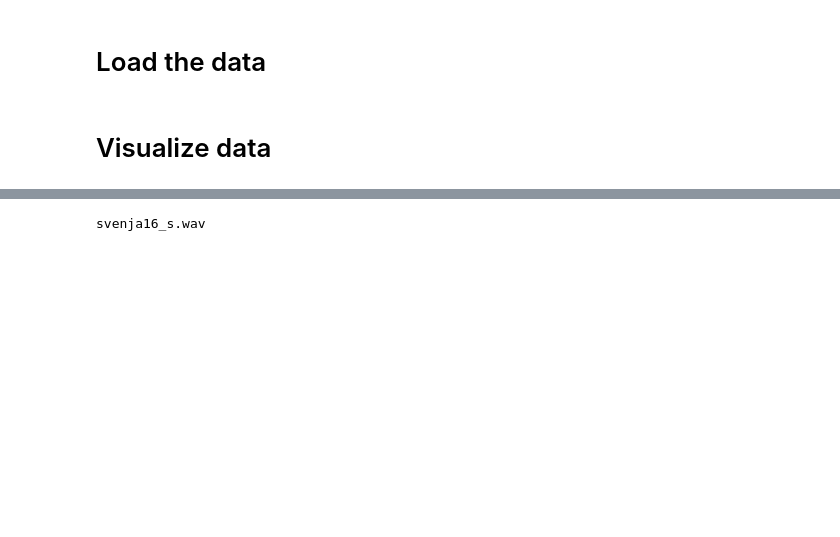
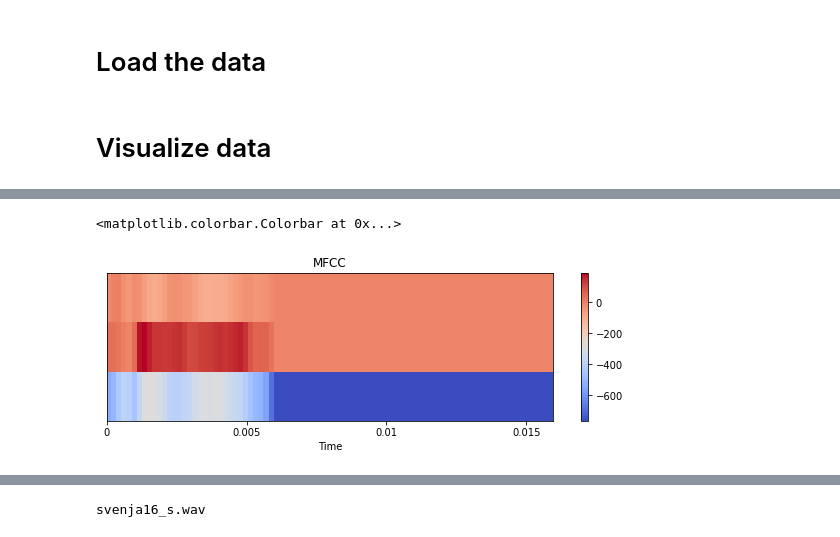
Before and after one commit to gwillig/octocat, a Jupyter notebook: audio_classifer/bayes.ipynb, the cells around one changed output, grey strips where cells are left out. Saved outputs shown, nothing was run; the diff lists cells and outputs as text; code cells hidden in the pictures; blank space fills up the shorter version.

```diff
--- a/audio_classifer/bayes.ipynb
+++ b/audio_classifer/bayes.ipynb
@@ -58,0 +92,48 @@ for folder in ["svenja","gustav","hello"]:
+# %%
+import matplotlib.pyplot as plt
+import librosa
+import librosa.display
+import numpy as np
+
+'#1.Step: Create data for the plot'
+data = np.array([[-537., -504., -439., -388., -405., -459., -369., -294., -278.,
+        -292., -307., -344., -392., -407., -402., -381., -366., -327.,
+        -301., -298., -306., -297., -297., -320., -344., -360., -374.,
+        -415., -466., -498., -516., -560., -689., -768., -768., -768.,
+        -768., -768., -768., -768., -768., -768., -768., -768., -768.,
+        -768., -768., -768., -768., -768., -768., -768., -768., -768.,
+        -768., -768., -768., -768., -768., -768., -768., -768., -768.,
+        -768., -768., -768., -768., -768., -768., -768., -768., -768.,
+        -768., -768., -768., -768., -768., -768., -768., -768., -768.,
+        -768., -768., -768., -768., -768., -768., -768.],
+       [  43.,   43.,   30.,   10.,    2.,   48.,  182.,  194.,  169.,
+         142.,  142.,  138.,  138.,  146.,  150.,  135.,  115.,  117.,
+         127.,  131.,  135.,  148.,  149.,  145.,  150.,  162.,  170.,
+         146.,   91.,   65.,   68.,   63.,   39.,    0.,    0.,    0.,
+           0.,    0.,    0.,    0.,    0.,    0.,    0.,    0.,    0.,
+           0.,    0.,    0.,    0.,    0.,    0.,    0.,    0.,    0.,
+           0.,    0.,    0.,    0.,    0.,    0.,    0.,    0.,    0.,
+           0.,    0.,    0.,    0.,    0.,    0.,    0.,    0.,    0.,
+           0.,    0.,    0.,    0.,    0.,    0.,    0.,    0.,    0.,
+           0.,    0.,    0.,    0.,    0.,    0.,    0.],
+       [ -13.,    8.,   13.,  -21.,  -41.,  -17.,  -23.,  -57.,  -83.,
+         -95.,  -82.,  -59.,  -30.,  -23.,  -25.,  -36.,  -43.,  -65.,
+         -87.,  -99.,  -96.,  -95.,  -95.,  -86.,  -71.,  -53.,  -41.,
+         -25.,  -25.,  -38.,  -33.,  -28.,   -9.,    0.,    0.,    0.,
+           0.,    0.,    0.,    0.,    0.,    0.,    0.,    0.,    0.,
+           0.,    0.,    0.,    0.,    0.,    0.,    0.,    0.,    0.,
+           0.,    0.,    0.,    0.,    0.,    0.,    0.,    0.,    0.,
+           0.,    0.,    0.,    0.,    0.,    0.,    0.,    0.,    0.,
+           0.,    0.,    0.,    0.,    0.,    0.,    0.,    0.,    0.,
+           0.,    0.,    0.,    0.,    0.,    0.,    0.],
+       ])
+'#2.Step: Configure the plot'
+plt.figure(figsize=(10, 6))
+plt.subplot(2, 1, 1)
+'#3.Step: Display the data'
+librosa.display.specshow(data, x_axis='time',hop_length=4)
+plt.title('MFCC')
+plt.colorbar()
+# %% [output]
+<matplotlib.colorbar.Colorbar at 0x...>
+[figure, added]
```
Also changed, not shown: parts of 6 cells of this notebook, 4 other files.
